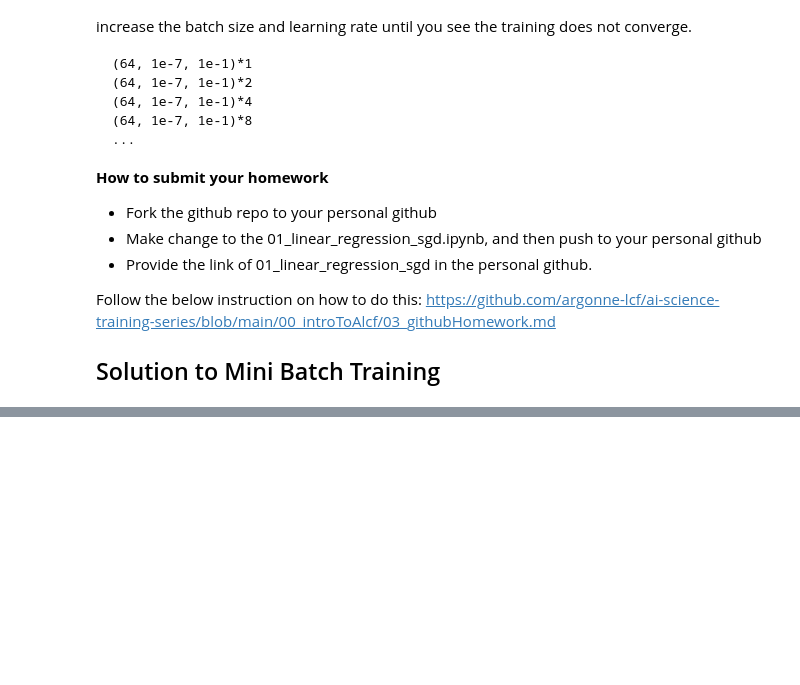
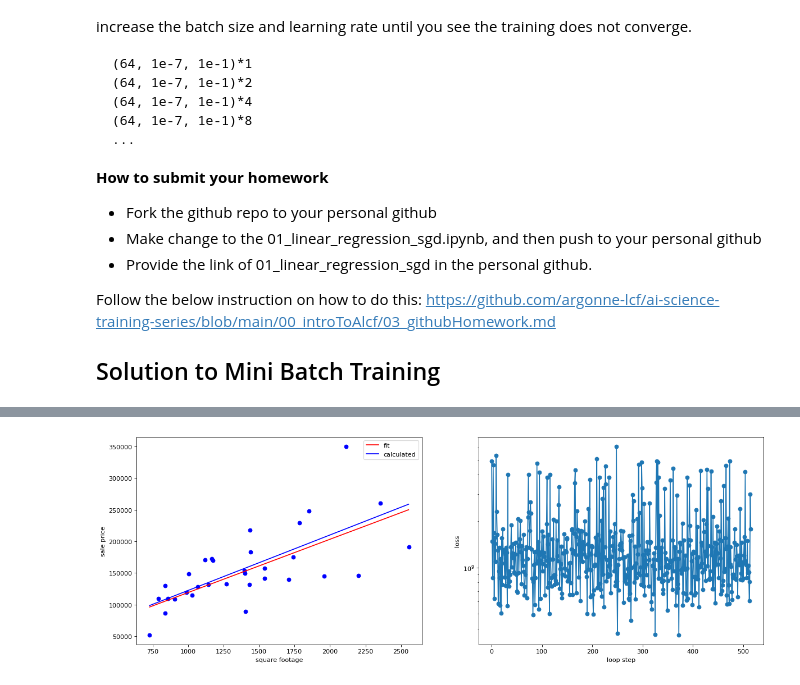
Before and after one commit to jrpenabastidas/ai-science-training-series, a Jupyter notebook: 01_intro_AI_on_Supercomputer/01_linear_regression_sgd.ipynb, the cells around one changed output, grey strips where cells are left out. Drawn from its saved outputs; the diff is of its cells as text; code cells hidden in the pictures; blank space fills up the shorter version.

Commit message:
With 32 size batch

```diff
--- a/01_intro_AI_on_Supercomputer/01_linear_regression_sgd.ipynb
+++ b/01_intro_AI_on_Supercomputer/01_linear_regression_sgd.ipynb
@@ -399,7 +413,7 @@ https://github.com/argonne-lcf/ai-science-training-series/blob/main/00_introToAl
 m = 5.
 b = 1000.
 # setting the batch size
-batch_size = 60
+batch_size = 32
 # set a learning rate for each parameter
 learning_rate_m = 1e-7
 learning_rate_b = 1e-1
@@ -409,51 +423,50 @@ loss_history = []
 # we run our loop N times
 loop_N = 30*len(data)//batch_size # Multiplied by the required batches to reach the full dataset
 for i in range(loop_N):
-
-  # convert panda data to numpy arrays, one for the "Ground Living Area" and one for "Sale Price"
+  # extract samples from the original data and
+  # convert pandas data to numpy arrays, one for the "Ground Living Area" and one for "Sale Price"
   data_batch = data.sample(batch_size)
   data_x = data_batch['GrLivArea'].to_numpy()
   data_y = data_batch['SalePrice'].to_numpy()
 
-   # update our slope and intercept based on the current values
-   m = updated_m(data_x,data_y,m,b,learning_rate_m)
-   b = updated_b(data_x,data_y,m,b,learning_rate_b)
+  # update our slope and intercept based on the current values
+  m = updated_m(data_x,data_y,m,b,learning_rate_m)
+  b = updated_b(data_x,data_y,m,b,learning_rate_b)
+  # calculate the loss value
+  loss_value = np.mean(loss(data_x,data_y,m,b))
+  # keep a history of our loss values
+  loss_history.append(loss_value)
 
-   # calculate the loss value
-   loss_value = np.mean(loss(data_x,data_y,m,b))
+  # print our progress
+  print('[%03d]  dy_i = %.2f * x + %.2f     previously calculated: y_i = %.2f * x + %.2f    loss: %f' % (i,m,b,m_calc,b_calc,loss_value))
 
-   # keep a history of our loss values
-   loss_history.append(loss_value)
+  # close/delete previous plots
+  plt.close('all')
 
-   # print our progress
-   print('[%03d]  dy_i = %.2f * x + %.2f     previously calculated: y_i = %.2f * x + %.2f    loss: %f' % (i,m,b,m_calc,b_calc,loss_value))
+  # create a 1 by 2 plot grid
+  fig,ax = plt.subplots(1,2,figsize=(18,6),dpi=80)
+  # lot our usual output
+  plot_data(data_x,data_y,m,b,ax[0])
 
-   # close/delete previous plots
-   plt.close('all')
+  # here we also plot the calculated linear fit for comparison
+  line_x = np.arange(data_x.min(),data_x.max())
+  line_y = line_x * m_calc + b_calc
+  ax[0].plot(line_x,line_y,'b-',label='calculated')
+  # add a legend to the plot and x/y labels
+  ax[0].legend()
+  ax[0].set_xlabel('square footage')
+  ax[0].set_ylabel('sale price')
 
-   # create a 1 by 2 plot grid
-   fig,ax = plt.subplots(1,2,figsize=(18,6),dpi=80)
-   # lot our usual output
-   plot_data(data_x,data_y,m,b,ax[0])
-
-   # here we also plot the calculated linear fit for comparison
-   line_x = np.arange(data_x.min(),data_x.max())
-   line_y = line_x * m_calc + b_calc
-   ax[0].plot(line_x,line_y,'b-',label='calculated')
-   # add a legend to the plot and x/y labels
-   ax[0].legend()
-   ax[0].set_xlabel('square footage')
-   ax[0].set_ylabel('sale price')
-
-   # plot the loss
-   loss_x = np.arange(0,len(loss_history))
-   loss_y = np.asarray(loss_history)
-   ax[1].plot(loss_x,loss_y, 'o-')
-   ax[1].set_yscale('log')
-   ax[1].set_xlabel('loop step')
-   ax[1].set_ylabel('loss')
-   plt.show()
-   # gives us time to see the plot
-   time.sleep(2.5)
-   # clears the plot when the next plot is ready to show.
-   ipydis.clear_output(wait=True)
+  # plot the loss
+  loss_x = np.arange(0,len(loss_history))
+  loss_y = np.asarray(loss_history)
+  ax[1].plot(loss_x,loss_y, 'o-')
+  ax[1].set_yscale('log')
+  ax[1].set_xlabel('loop step')
+  ax[1].set_ylabel('loss')
+  plt.show()
+  # gives us time to see the plot
+  time.sleep(2.5)
+  # clears the plot when the next plot is ready to show.
+  ipydis.clear_output(wait=True)
+# %% [output]
@@ -459,0 +474 @@ for i in range(loop_N):
+[figure, added]
```
Also changed, not shown: parts of 4 cells of this notebook.
